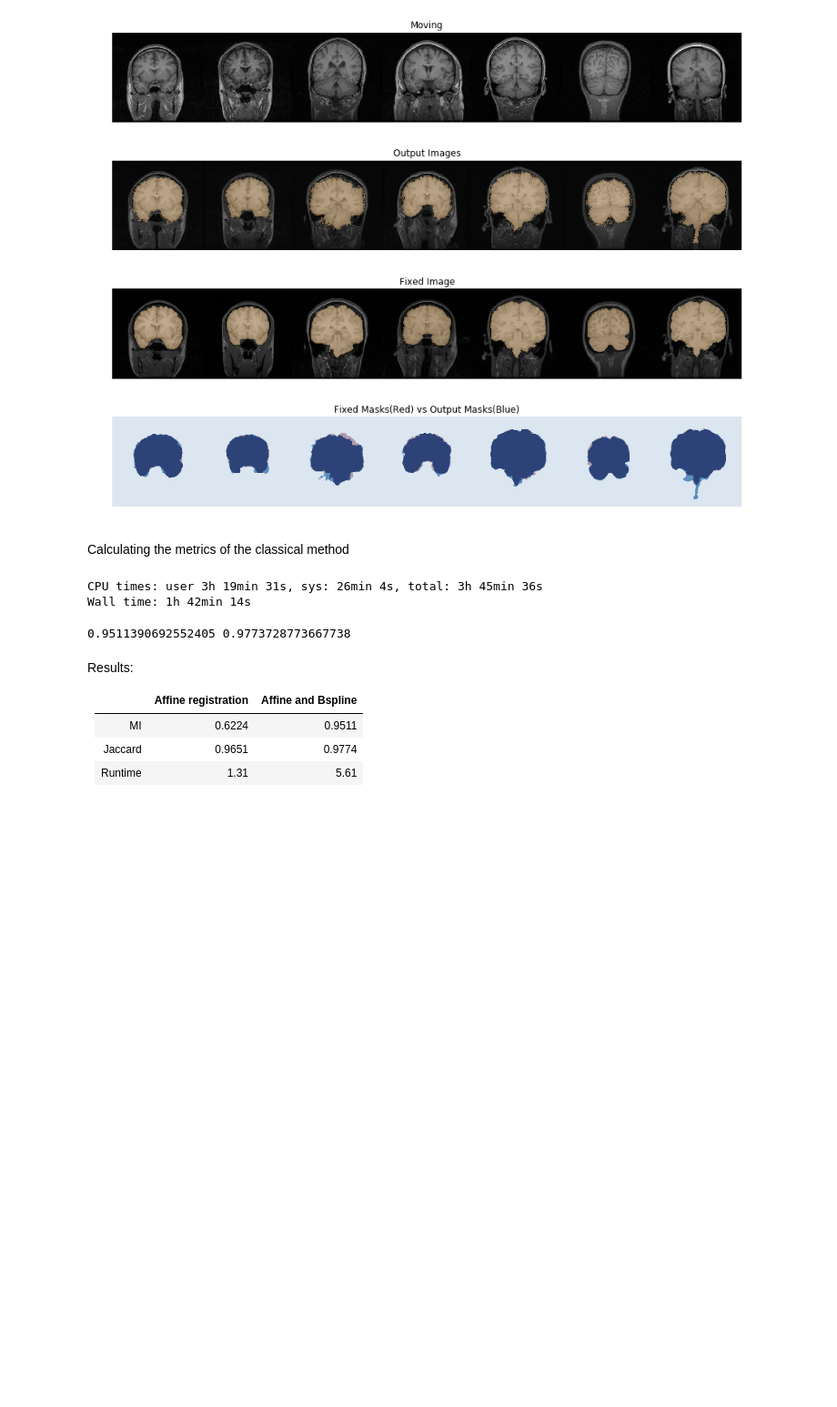
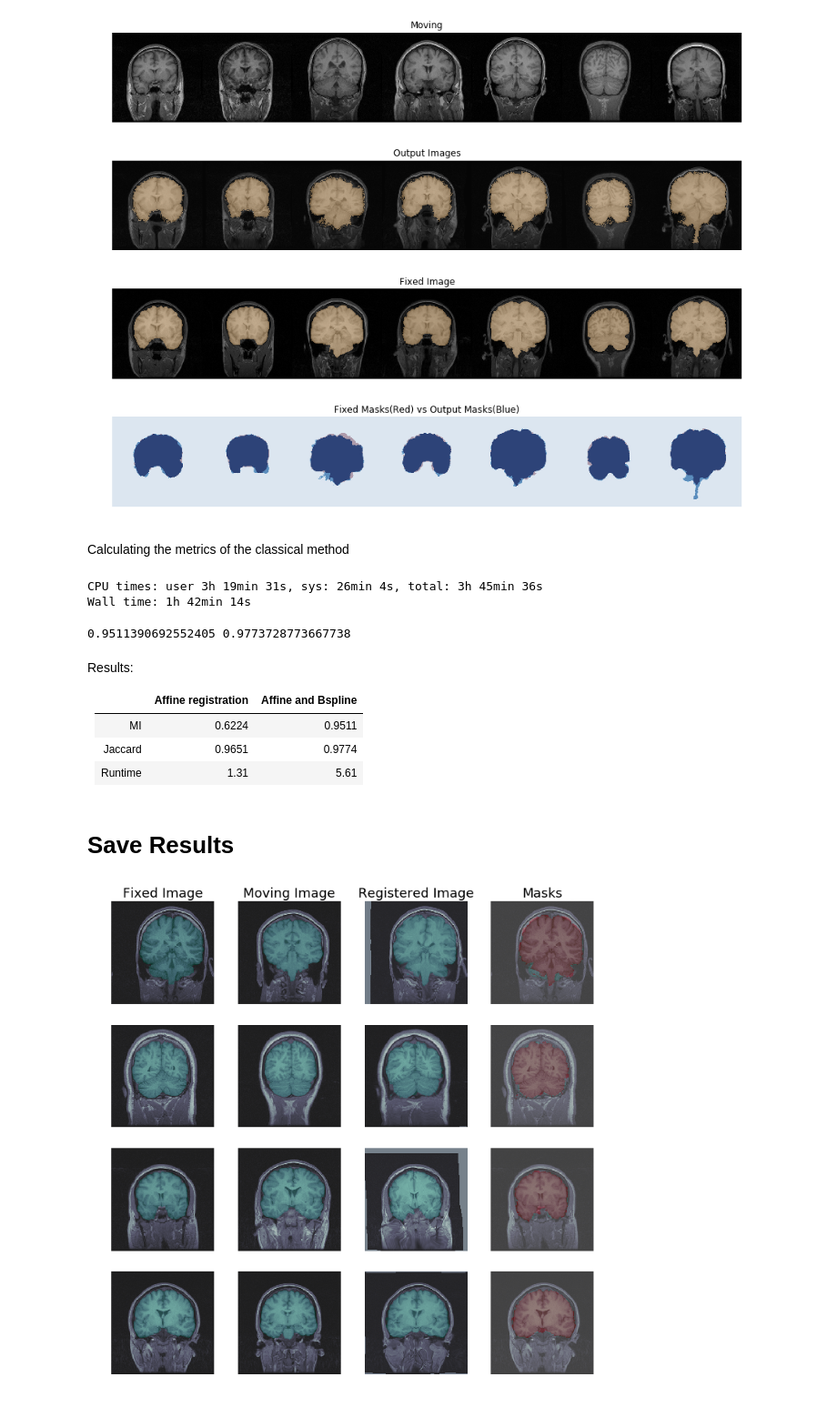
Before and after one commit to senyosimpson/DIR, a Jupyter notebook: registration/notebooks/Classical_Approach.ipynb, the cells around one changed output. Shown at 91% size. Drawn from its saved outputs; the diff is of its cells as text; code cells hidden in the pictures; blank space fills up the shorter version.

Commit message:
results image

```diff
--- a/registration/notebooks/Classical_Approach.ipynb
+++ b/registration/notebooks/Classical_Approach.ipynb
@@ -408,3 +408,5 @@ Results:
 |MI|0.6224|0.9511|
 |Jaccard|0.9651|0.9774|
 |Runtime|1.31|5.61|
+# %% [markdown]
+# Save Results
@@ -410,0 +482,56 @@ Results:
+# %%
+tsfm = transforms.Compose([
+                        Normalize(training=False),
+                        ToTensor(training=False)
+                        ])
+
+ds_test = LPBA40('/home/debi/LPBA40/native_space', training=False, seed=42, transform=tsfm)
+dl_test = DataLoader(ds_test, batch_size=4, shuffle=False)
+# %%
+dl = iter(dl_test)
+
+# Range is just used so we iterate through dl_test and get images at a certain
+# index. In this case it is 6 (7-11)
+for _ in range(7):
+    images = next(dl)
+assert images.shape == (4,4,256,256)
+
+fig, axs = plt.subplots(4, 4, figsize=(12,12))
+axs[0,0].set_title('Fixed Image', fontsize=18)
+axs[0,1].set_title('Moving Image', fontsize=18)
+axs[0,2].set_title('Registered Image', fontsize=18)
+axs[0,3].set_title('Masks', fontsize=18)
+
+for idx in range(4):
+    axs[idx,0].axis('off')
+    axs[idx,1].axis('off')
+    axs[idx,2].axis('off')
+    axs[idx,3].axis('off')
+    fixed = images[idx,0,:,:]
+    moving = images[idx,1,:,:]
+    fixed_mask = images[idx,2,:,:]
+    moving_mask = images[idx,3,:,:]
+
+    # Apply network
+    elastixImageFilter.SetFixedImage(sitk.GetImageFromArray(fixed.numpy().squeeze()))
+    elastixImageFilter.SetMovingImage(sitk.GetImageFromArray(moving.numpy().squeeze()))
+    elastixImageFilter.Execute()
+    resultLabel = sitk.Transformix(sitk.GetImageFromArray(moving_mask.numpy().squeeze()),
+                               elastixImageFilter.GetTransformParameterMap())
+    output_mask = binarise(sitk.GetArrayFromImage(resultLabel))
+    output = sitk.GetArrayFromImage(elastixImageFilter.GetResultImage())
+
+    axs[idx,0].imshow(fixed.numpy(), origin='lower', cmap='bone')
+    axs[idx,0].imshow(fixed_mask.numpy(), origin='lower', cmap='Dark2_r', alpha=0.3)
+
+    axs[idx,1].imshow(moving.numpy(), origin='lower', cmap='bone')
+    axs[idx,1].imshow(moving_mask.numpy(), origin='lower', cmap='Dark2_r', alpha=0.3)
+
+    axs[idx,2].imshow(output, origin='lower', cmap='bone')
+    axs[idx,2].imshow(output_mask, origin='lower', cmap='Dark2_r', alpha=0.3)
+
+    axs[idx,3].imshow(fixed.numpy(), origin='lower', cmap='bone')
+    axs[idx,3].imshow(fixed_mask.numpy(), origin='lower',cmap='Dark2_r',alpha=0.3)
+    axs[idx,3].imshow(output_mask, origin='lower', alpha=0.3, cmap='Set1_r')
+# %% [output]
+[figure, added]
```
Also changed, not shown: parts of 1 cell of this notebook.
